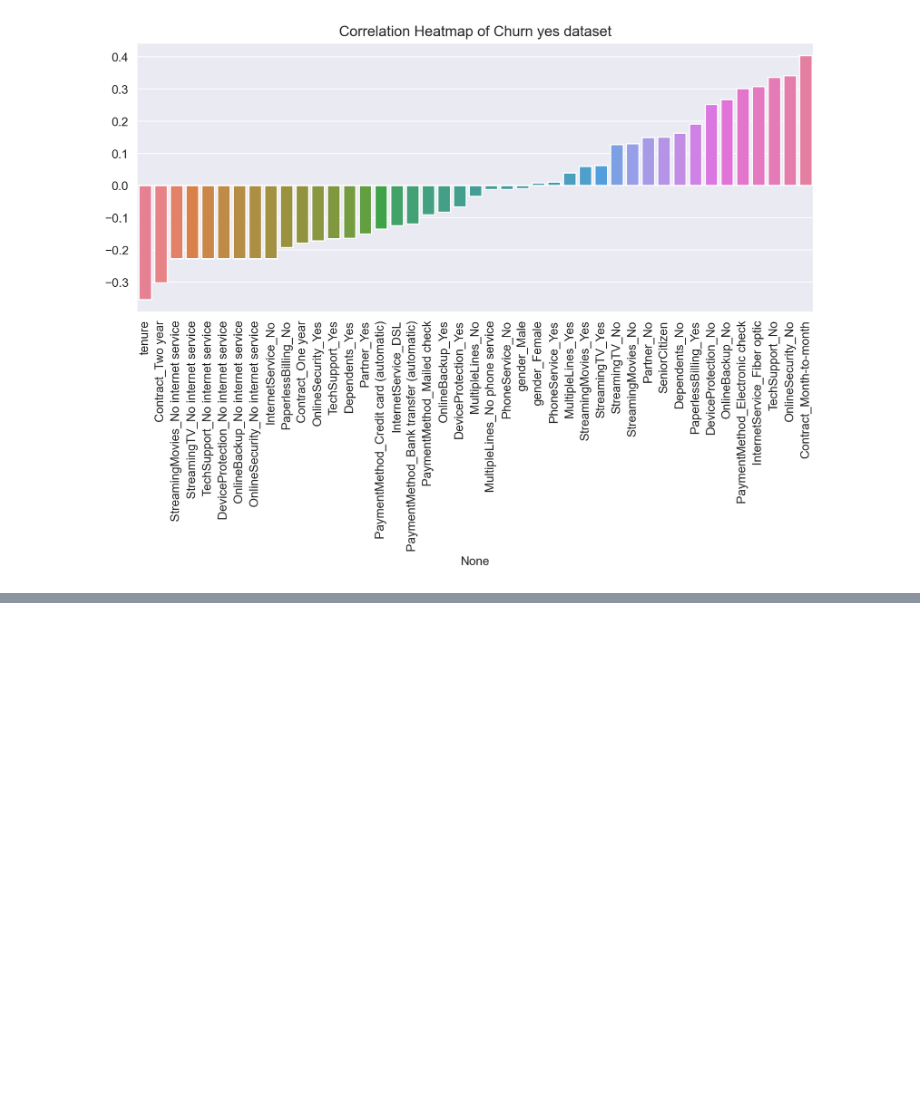
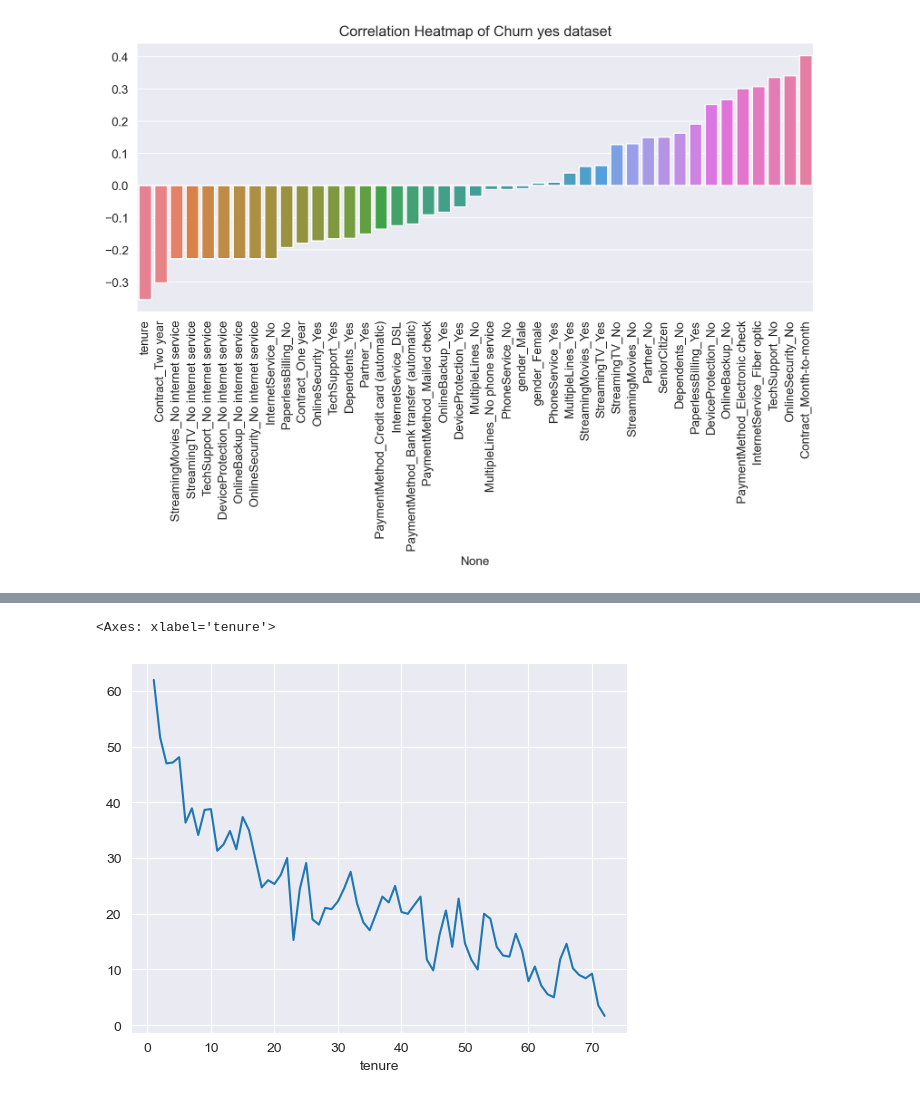
Before and after one commit to mlkbrv/MachineLearningPorjects, a Jupyter notebook: DesicionTrees.ipynb, the cells around one changed output, grey strips where cells are left out. Cells and saved outputs as stored; diff of their text form; code cells hidden in the pictures; blank space fills up the shorter version.

```diff
--- a/DesicionTrees.ipynb
+++ b/DesicionTrees.ipynb
@@ -115,0 +150,5 @@ plt.xticks(rotation=90);
+# %%
+churn_rate.transpose()["customerID"].plot()
+# %% [output]
+<Axes: xlabel='tenure'>
+[figure, added]
```
Also changed, not shown: parts of 14 cells of this notebook.
